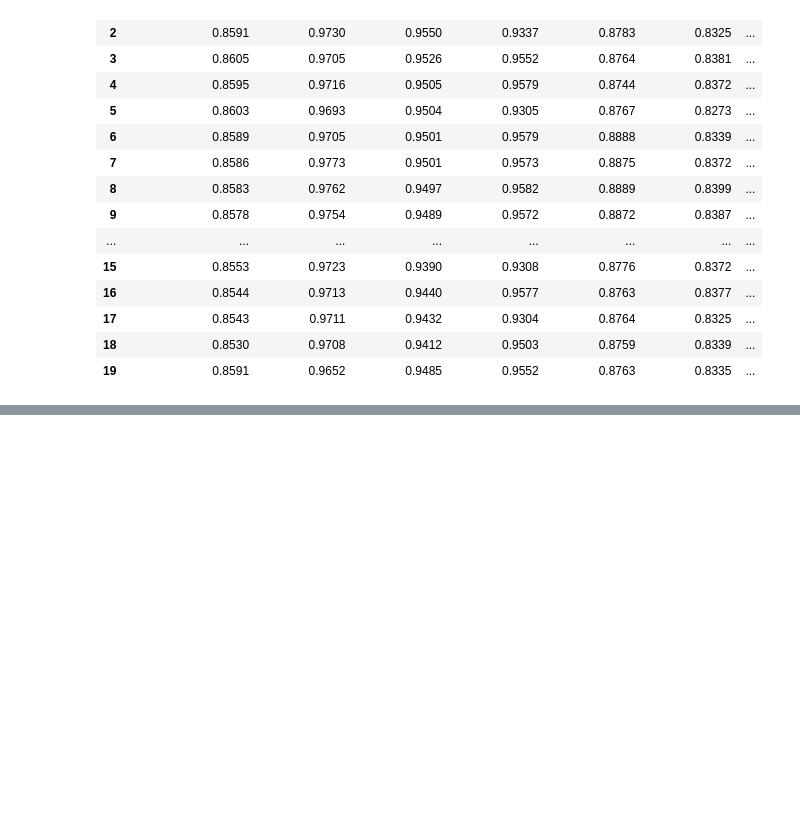
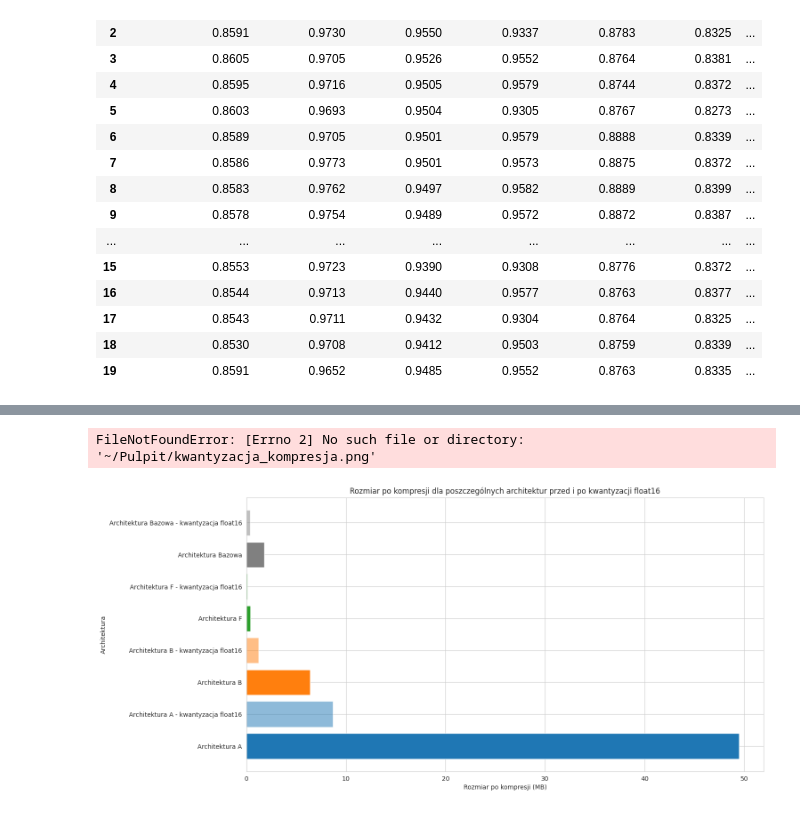
Before and after one commit to WestedCrean/master-thesis, a Jupyter notebook: notebooks/results_analysis/summary_phcd_quantization.ipynb, the cells around one changed output, grey strips where cells are left out. Saved outputs shown, nothing was run; the diff lists cells and outputs as text; code cells hidden in the pictures; blank space fills up the shorter version.

```diff
--- a/notebooks/results_analysis/summary_phcd_quantization.ipynb
+++ b/notebooks/results_analysis/summary_phcd_quantization.ipynb
@@ -408,0 +235,10 @@ Text(0, 0.5, 'Dokładność')
+# %%
+disk_size_comparison = quantized[['Architektura', 'compressed_disk_size']].copy()
+# final_summary
+disk_size_comparison['compressed disk size (MB)'] = disk_size_comparison['compressed_disk_size'] / 1024 / 1024
+disk_size_comparison = disk_size_comparison.drop(columns=['compressed_disk_size'])
+
+
+# group by "Architektura" and take median
+disk_size_comparison = disk_size_comparison.groupby("Architektura").median().reset_index()
+disk_size_comparison
@@ -408,0 +251,5 @@ Text(0, 0.5, 'Dokładność')
+# %%
+final_summary['Architektura'] = final_summary['model']
+
+disk_size_comparison = pd.concat([final_summary[['Architektura', 'compressed disk size (MB)']], disk_size_comparison])
+disk_size_comparison
@@ -408,0 +266,31 @@ Text(0, 0.5, 'Dokładność')
+# %%
+# create a plot based on ax.barh where bars are grouped into pairs and use the same color
+
+pairs = [ ["Architektura A", "Architektura A - kwantyzacja float16"], ["Architektura B", "Architektura B - kwantyzacja float16"], ["Architektura F", "Architektura F - kwantyzacja float16"], ["Architektura Bazowa", "Architektura Bazowa - kwantyzacja float16"]]
+
+fig, ax = plt.subplots(figsize=(15, 8))
+
+models_cmap = plt.get_cmap("tab10")
+models_cmap_list = [models_cmap(i) for i in range(len(model_labels))]
+models_cmap_list = models_cmap_list[:-1]
+boxplot_cmap = models_cmap_list.copy()
+boxplot_cmap.insert(3, "gray")
+
+palette = boxplot_cmap#["indigo", "mediumseagreen", "royalblue",  "darkred"]
+for i, pair in enumerate(pairs):
+    #ax.barh(pair, disk_size_comparison[disk_size_comparison['Architektura'].isin(pair)]['compressed disk size (MB)'], color=palette[i])
+    # color first bar in pair slightly darker
+    ax.barh(pair[0], disk_size_comparison[disk_size_comparison['Architektura'].isin(pair)]['compressed disk size (MB)'].values[0], color=palette[i])
+    ax.barh(pair[1], disk_size_comparison[disk_size_comparison['Architektura'].isin(pair)]['compressed disk size (MB)'].values[1], color=palette[i], alpha=0.5)
+
+
+ax.set_xlabel("Rozmiar po kompresji (MB)")
+ax.set_ylabel("Architektura")
+ax.set_title("Rozmiar po kompresji dla poszczególnych architektur przed i po kwantyzacji float16")
+
+# save on desktop as kwantyzacja_kompresja.png
+plt.savefig("/home/wiktor/Pulpit/kwantyzacja_kompresja.png", dpi=300, bbox_inches='tight')
+plt.show()
+# %% [output]
+FileNotFoundError: [Errno 2] No such file or directory: '~/Pulpit/kwantyzacja_kompresja.png'
+[figure, added]
```
Also changed, not shown: parts of 33 cells of this notebook, 4 other files.
